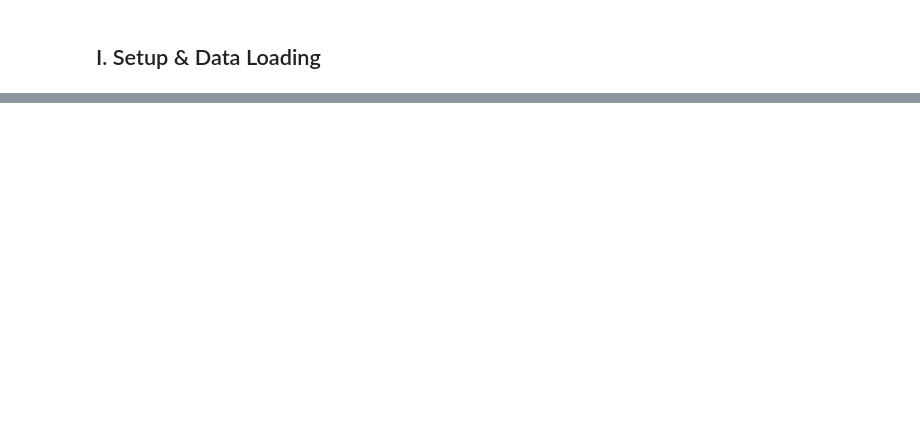
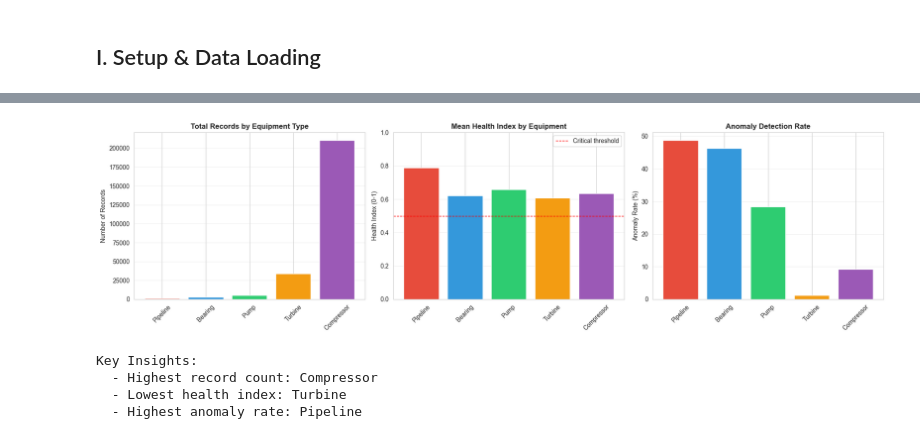
Before and after one commit to k612211560009-dot/Final-BA2, a Jupyter notebook: EDA_notebooks/Multi_Equipment_EDA.ipynb, the cells around one changed output, grey strips where cells are left out. Saved outputs shown, nothing was run; the diff lists cells and outputs as text; code cells hidden in the pictures; blank space fills up the shorter version.

```diff
--- a/EDA_notebooks/Multi_Equipment_EDA.ipynb
+++ b/EDA_notebooks/Multi_Equipment_EDA.ipynb
@@ -146,0 +169,43 @@ plt.show()
+# %%
+# Visualization: 3 charts comparing equipment types
+palette = ['#e74c3c', '#3498db', '#2ecc71', '#f39c12', '#9b59b6']
+
+fig, axes = plt.subplots(1, 3, figsize=(18, 5))
+
+# Chart 1: Total Records by Equipment Type
+axes[0].bar(equipment_summary['Equipment Type'], equipment_summary['Total Records'], color=palette)
+axes[0].set_title('Total Records by Equipment Type', fontweight='bold', fontsize=12)
+axes[0].set_ylabel('Number of Records', fontsize=10)
+axes[0].tick_params(axis='x', rotation=45)
+axes[0].grid(axis='y', alpha=0.3)
+
+# Chart 2: Mean Health Index (lower is worse)
+axes[1].bar(equipment_summary['Equipment Type'], equipment_summary['Mean Health Index'], color=palette)
+axes[1].set_title('Mean Health Index by Equipment', fontweight='bold', fontsize=12)
+axes[1].set_ylabel('Health Index (0-1)', fontsize=10)
+axes[1].set_ylim([0, 1])
+axes[1].axhline(y=0.5, color='red', linestyle='--', linewidth=1, label='Critical threshold')
+axes[1].tick_params(axis='x', rotation=45)
+axes[1].legend()
+axes[1].grid(axis='y', alpha=0.3)
+
+# Chart 3: Anomaly Detection Rate (higher means more issues)
+axes[2].bar(equipment_summary['Equipment Type'], equipment_summary['Anomaly Rate (%)'], color=palette)
+axes[2].set_title('Anomaly Detection Rate', fontweight='bold', fontsize=12)
+axes[2].set_ylabel('Anomaly Rate (%)', fontsize=10)
+axes[2].tick_params(axis='x', rotation=45)
+axes[2].grid(axis='y', alpha=0.3)
+
+plt.tight_layout()
+plt.show()
+
+print("\nKey Insights:")
+print(f"  - Highest record count: {equipment_summary.loc[equipment_summary['Total Records'].idxmax(), 'Equipment Type']}")
+print(f"  - Lowest health index: {equipment_summary.loc[equipment_summary['Mean Health Index'].idxmin(), 'Equipment Type']}")
+print(f"  - Highest anomaly rate: {equipment_summary.loc[equipment_summary['Anomaly Rate (%)'].idxmax(), 'Equipment Type']}")
+# %% [output]
+[figure, added]
+Key Insights:
+  - Highest record count: Compressor
+  - Lowest health index: Turbine
+  - Highest anomaly rate: Pipeline
```
Also changed, not shown: parts of 27 cells of this notebook, 7 other files.
